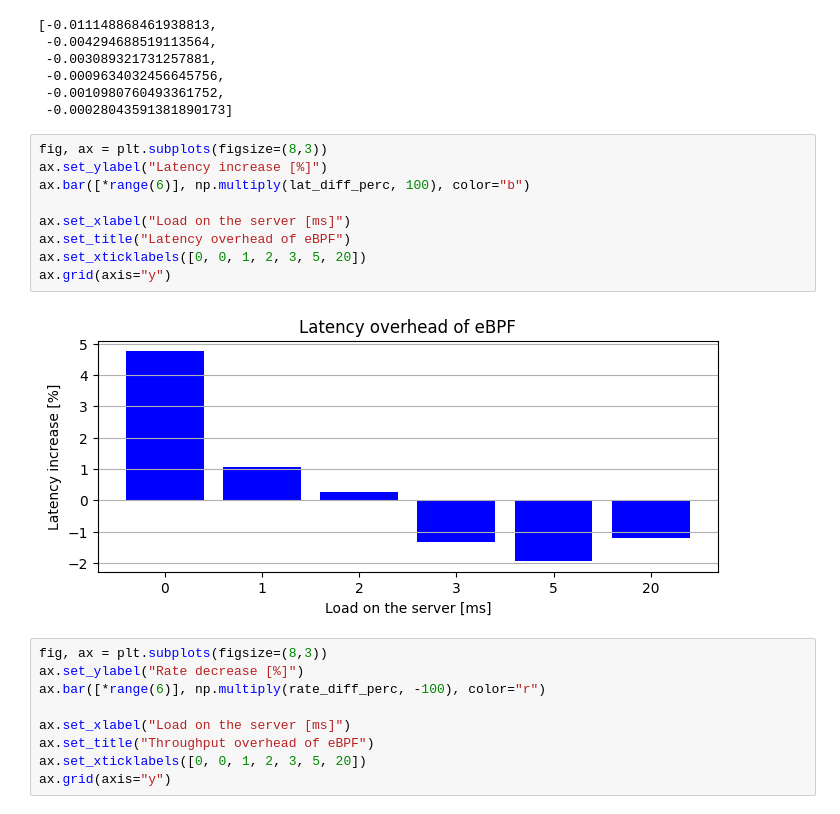
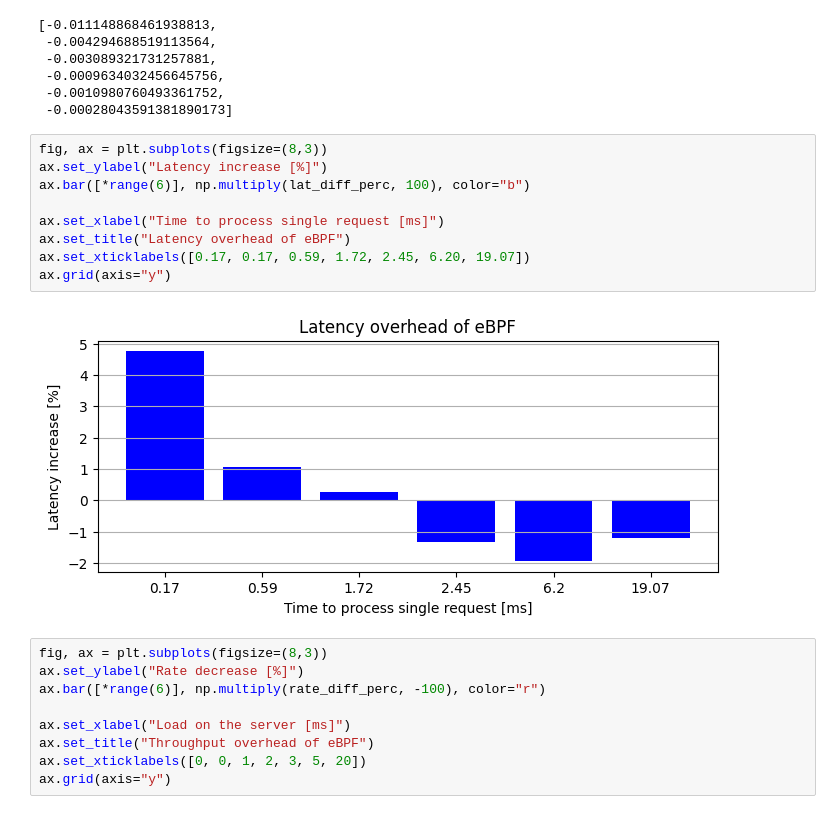
Before and after one commit to giulio-sido/bombardier, a Jupyter notebook: plot_bench.ipynb, the cells around one changed output. Cells and saved outputs as stored; diff of their text form.

Commit message:
plot update

```diff
--- a/plot_bench.ipynb
+++ b/plot_bench.ipynb
@@ -159,14 +159,14 @@ rate_diff_perc
 # %%
 fig, ax = plt.subplots(figsize=(8,3))
 ax.set_ylabel("Latency increase [%]")
 ax.bar([*range(6)], np.multiply(lat_diff_perc, 100), color="b")
 
-ax.set_xlabel("Load on the server [ms]")
+ax.set_xlabel("Time to process single request [ms]")
 ax.set_title("Latency overhead of eBPF")
-ax.set_xticklabels([0, 0, 1, 2, 3, 5, 20])
+ax.set_xticklabels([0.17, 0.17, 0.59, 1.72, 2.45, 6.20, 19.07])
 ax.grid(axis="y")
 # %% [output]
-[figure, old version]
+[figure, new version]
 # %%
 fig, ax = plt.subplots(figsize=(8,3))
 ax.set_ylabel("Rate decrease [%]")
```
Also changed, not shown: parts of 4 cells of this notebook.
